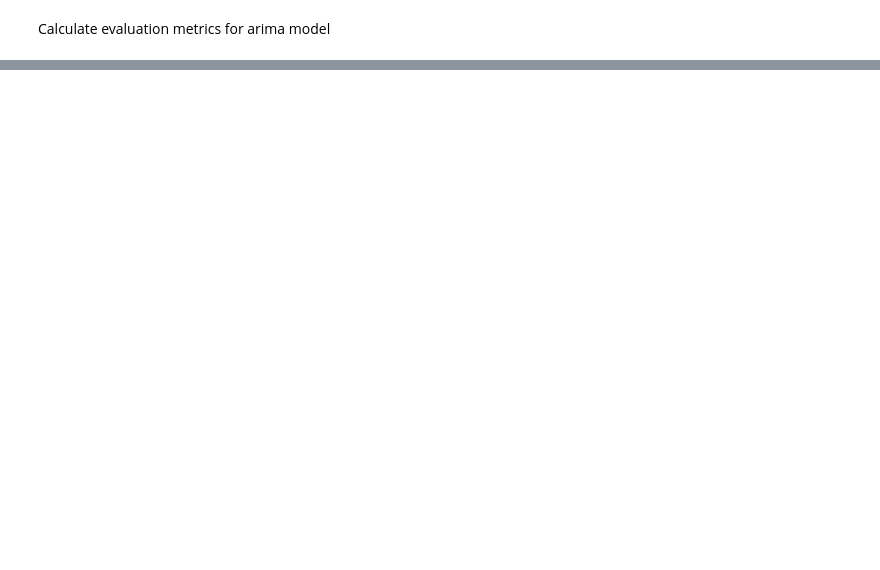
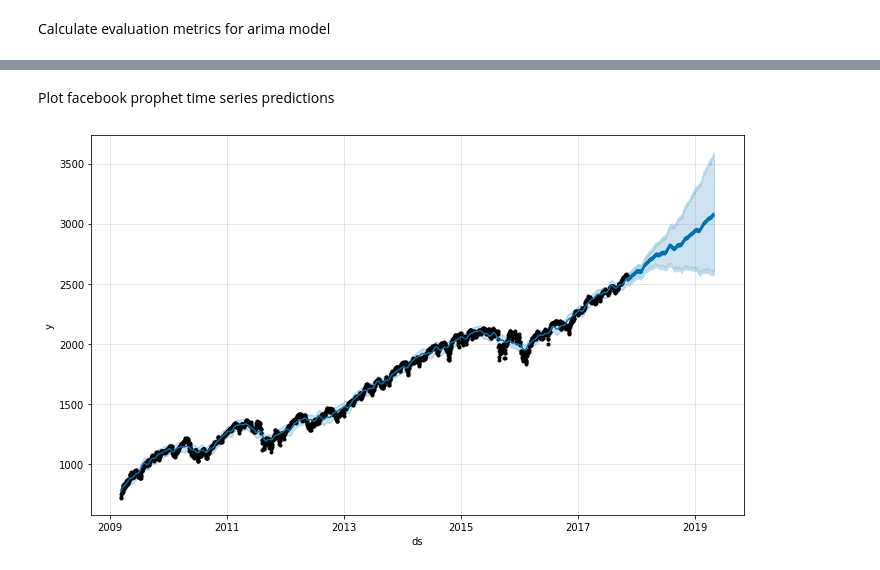
Before and after one commit to blantj/SP500_Time_Series, a Jupyter notebook: Modeling.ipynb, the cells around one changed output, grey strips where cells are left out. Cells and saved outputs as stored; diff of their text form; code cells hidden in the pictures; blank space fills up the shorter version.

Commit message:
Update with facebook prophet model

```diff
--- a/Modeling.ipynb
+++ b/Modeling.ipynb
@@ -288,0 +289,8 @@ Validation MAE: 17.29320100323265
+# %%
+fb_df = df.iloc[1:-len(val_series), [0, 1]]
+fb_df.columns = ['ds','y']
+prophet = Prophet()
+prophet.fit(fb_df)
+prophet_dates_df = prophet.make_future_dataframe(periods=len(val_series), freq='D')
+yprophet_preds_df = prophet.predict(df=prophet_dates_df)
+prophet_preds_df.head()
@@ -288,0 +311,6 @@ Validation MAE: 17.29320100323265
+# %% [markdown]
+Plot facebook prophet time series predictions
+# %%
+prophet.plot(prophet_preds_df);
+# %% [output]
+[figure, added]
```
Also changed, not shown: parts of 7 cells of this notebook.
